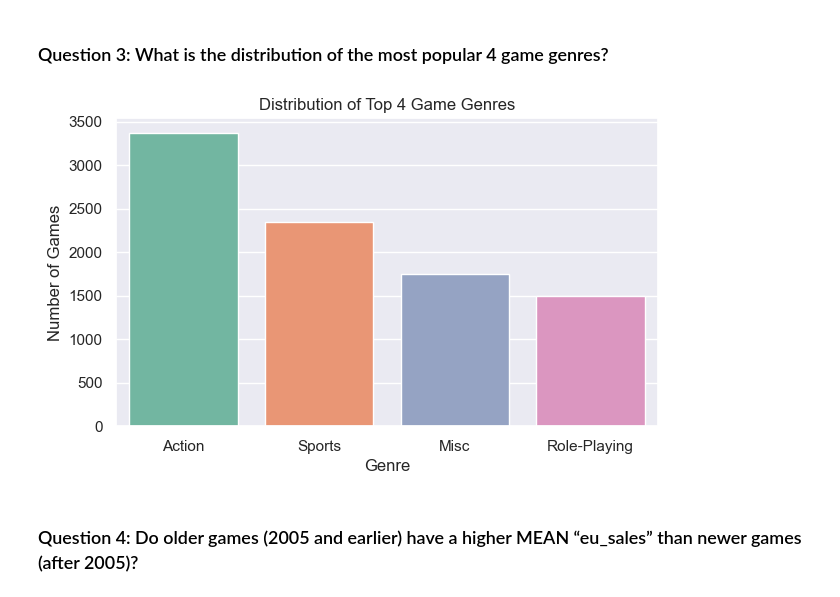
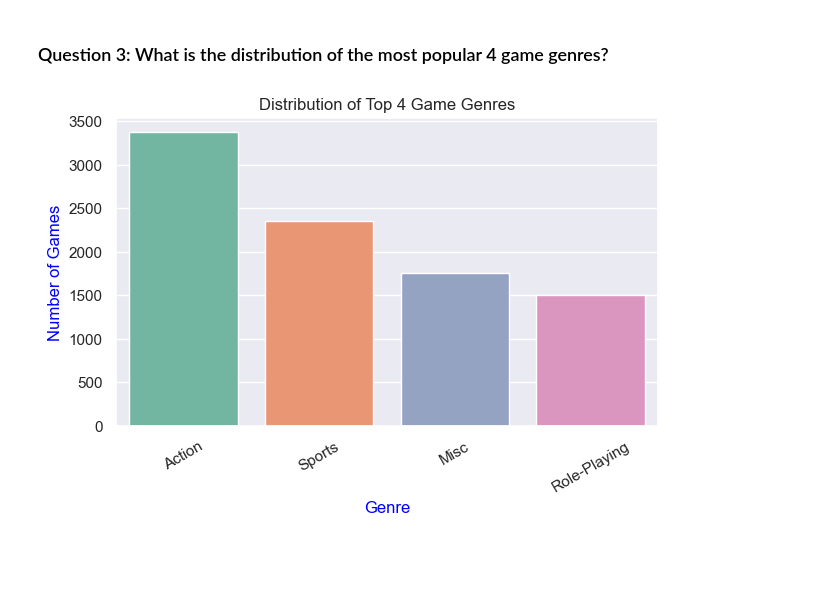
Before and after one commit to horlaralexie/Data-Visualisation-Techniques-, a Jupyter notebook: AkinniyiOlayeleVictor_DPrepHDip_CA1.ipynb, the cells around one changed output. Cells and saved outputs as stored; diff of their text form; code cells hidden in the pictures; blank space fills up the shorter version.

Commit message:
want to add more color and design context to all the visualizations

```diff
--- a/AkinniyiOlayeleVictor_DPrepHDip_CA1.ipynb
+++ b/AkinniyiOlayeleVictor_DPrepHDip_CA1.ipynb
@@ -351,11 +351,10 @@ top_4_genres = df_sales['Genre'].value_counts().nlargest(4)
 # %%
 plt.figure(figsize=(7, 4))
 sns.barplot(x=top_4_genres.index, y=top_4_genres.values, palette = 'Set2');
-plt.xlabel('Genre')
-plt.ylabel('Number of Games')
+plt.xlabel('Genre', fontsize=12, color="blue")
+plt.ylabel('Number of Games', fontsize=12, color="blue")
 plt.title('Distribution of Top 4 Game Genres')
+plt.xticks(rotation= 30)
 plt.show();
 # %% [output]
-[figure, old version]
+[figure, new version]
-# %% [markdown]
-### Question 4: Do older games (2005 and earlier) have a higher MEAN “eu_sales” than newer games (after 2005)?
```
Also changed, not shown: parts of 18 cells of this notebook.
